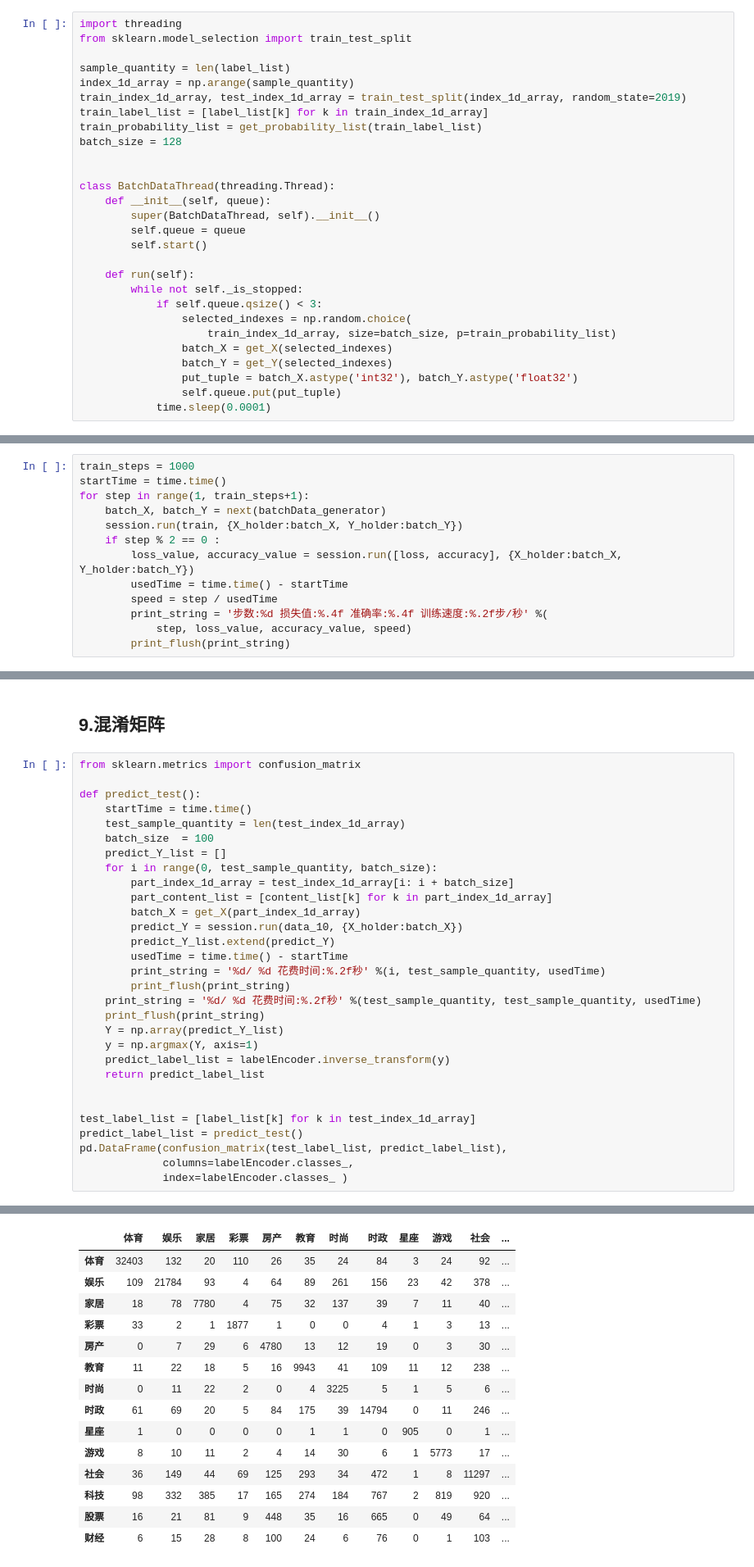
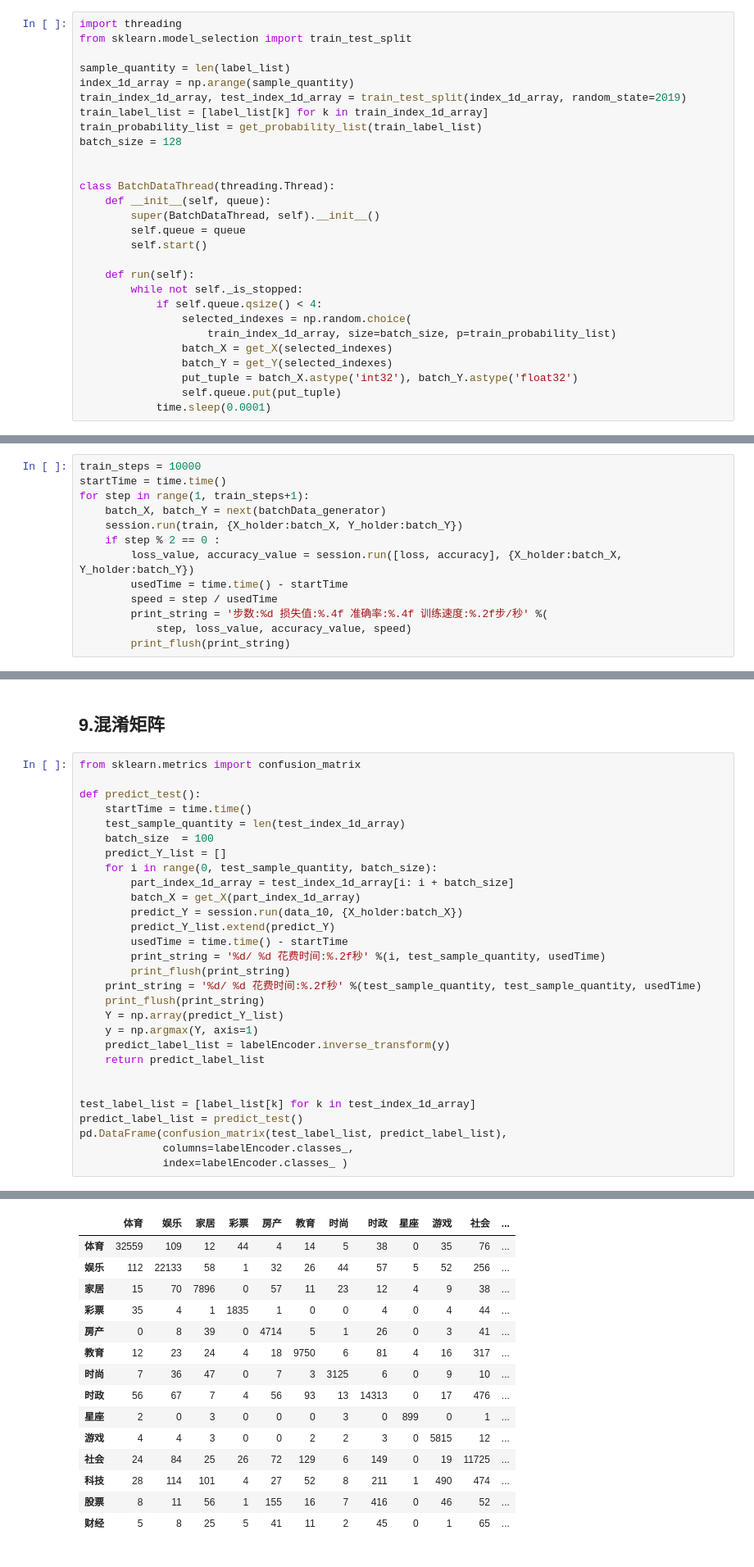
Before and after one commit to leikunx/AI_projects, a Jupyter notebook: 009_文本分类实践_tensorflow版textCnn训练和测试/code/_01_textCnn.ipynb, the cells around one changed output, grey strips where cells are left out. Shown at 82% size. Drawn from its saved outputs; the diff is of its cells as text.

```diff
--- a/009_文本分类实践_tensorflow版textCnn训练和测试/code/_01_textCnn.ipynb
+++ b/009_文本分类实践_tensorflow版textCnn训练和测试/code/_01_textCnn.ipynb
@@ -257,7 +257,7 @@ class BatchDataThread(threading.Thread):
 
     def run(self):
         while not self._is_stopped:
-            if self.queue.qsize() < 3:
+            if self.queue.qsize() < 4:
                 selected_indexes = np.random.choice(
                     train_index_1d_array, size=batch_size, p=train_probability_list)
                 batch_X = get_X(selected_indexes)
@@ -344,7 +344,7 @@ session.run(init)
 # %% [markdown]
 ## 7.模型训练
 # %%
-train_steps = 1000
+train_steps = 10000
 startTime = time.time()
 for step in range(1, train_steps+1):
     batch_X, batch_Y = next(batchData_generator)
@@ -401,7 +401,6 @@ def predict_test():
     predict_Y_list = []
     for i in range(0, test_sample_quantity, batch_size):
         part_index_1d_array = test_index_1d_array[i: i + batch_size]
-        part_content_list = [content_list[k] for k in part_index_1d_array]
         batch_X = get_X(part_index_1d_array)
         predict_Y = session.run(data_10, {X_holder:batch_X})
         predict_Y_list.extend(predict_Y)
@@ -426,18 +425,18 @@ pd.DataFrame(confusion_matrix(test_label_list, predict_label_list),
 |  | 体育 | 娱乐 | 家居 | 彩票 | 房产 | 教育 | 时尚 | 时政 | 星座 | 游戏 | 社会 | ... |
-| 体育 | 32403 | 132 | 20 | 110 | 26 | 35 | 24 | 84 | 3 | 24 | 92 | ... |
-| 娱乐 | 109 | 21784 | 93 | 4 | 64 | 89 | 261 | 156 | 23 | 42 | 378 | ... |
-| 家居 | 18 | 78 | 7780 | 4 | 75 | 32 | 137 | 39 | 7 | 11 | 40 | ... |
-| 彩票 | 33 | 2 | 1 | 1877 | 1 | 0 | 0 | 4 | 1 | 3 | 13 | ... |
-| 房产 | 0 | 7 | 29 | 6 | 4780 | 13 | 12 | 19 | 0 | 3 | 30 | ... |
-| 教育 | 11 | 22 | 18 | 5 | 16 | 9943 | 41 | 109 | 11 | 12 | 238 | ... |
-| 时尚 | 0 | 11 | 22 | 2 | 0 | 4 | 3225 | 5 | 1 | 5 | 6 | ... |
-| 时政 | 61 | 69 | 20 | 5 | 84 | 175 | 39 | 14794 | 0 | 11 | 246 | ... |
-| 星座 | 1 | 0 | 0 | 0 | 0 | 1 | 1 | 0 | 905 | 0 | 1 | ... |
-| 游戏 | 8 | 10 | 11 | 2 | 4 | 14 | 30 | 6 | 1 | 5773 | 17 | ... |
-| 社会 | 36 | 149 | 44 | 69 | 125 | 293 | 34 | 472 | 1 | 8 | 11297 | ... |
-| 科技 | 98 | 332 | 385 | 17 | 165 | 274 | 184 | 767 | 2 | 819 | 920 | ... |
-| 股票 | 16 | 21 | 81 | 9 | 448 | 35 | 16 | 665 | 0 | 49 | 64 | ... |
-| 财经 | 6 | 15 | 28 | 8 | 100 | 24 | 6 | 76 | 0 | 1 | 103 | ... |
+| 体育 | 32559 | 109 | 12 | 44 | 4 | 14 | 5 | 38 | 0 | 35 | 76 | ... |
+| 娱乐 | 112 | 22133 | 58 | 1 | 32 | 26 | 44 | 57 | 5 | 52 | 256 | ... |
+| 家居 | 15 | 70 | 7896 | 0 | 57 | 11 | 23 | 12 | 4 | 9 | 38 | ... |
+| 彩票 | 35 | 4 | 1 | 1835 | 1 | 0 | 0 | 4 | 0 | 4 | 44 | ... |
+| 房产 | 0 | 8 | 39 | 0 | 4714 | 5 | 1 | 26 | 0 | 3 | 41 | ... |
+| 教育 | 12 | 23 | 24 | 4 | 18 | 9750 | 6 | 81 | 4 | 16 | 317 | ... |
+| 时尚 | 7 | 36 | 47 | 0 | 7 | 3 | 3125 | 6 | 0 | 9 | 10 | ... |
+| 时政 | 56 | 67 | 7 | 4 | 56 | 93 | 13 | 14313 | 0 | 17 | 476 | ... |
+| 星座 | 2 | 0 | 3 | 0 | 0 | 0 | 3 | 0 | 899 | 0 | 1 | ... |
+| 游戏 | 4 | 4 | 3 | 0 | 0 | 2 | 2 | 3 | 0 | 5815 | 12 | ... |
+| 社会 | 24 | 84 | 25 | 26 | 72 | 129 | 6 | 149 | 0 | 19 | 11725 | ... |
+| 科技 | 28 | 114 | 101 | 4 | 27 | 52 | 8 | 211 | 1 | 490 | 474 | ... |
+| 股票 | 8 | 11 | 56 | 1 | 155 | 16 | 7 | 416 | 0 | 46 | 52 | ... |
+| 财经 | 5 | 8 | 25 | 5 | 41 | 11 | 2 | 45 | 0 | 1 | 65 | ... |
 # %% [markdown]
 ## 10.报告表
 # %%
```
Also changed, not shown: parts of 8 cells of this notebook, 3 other files.
